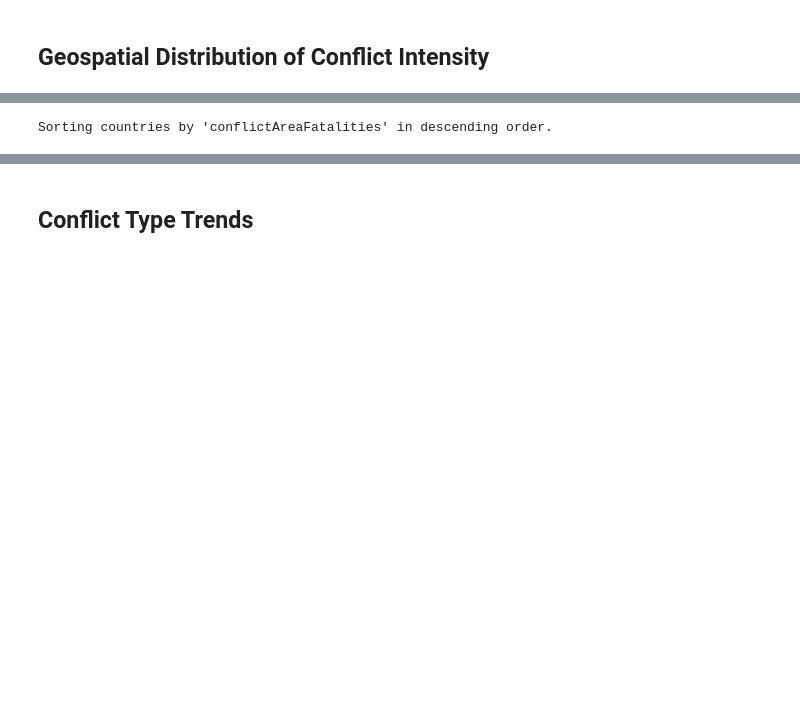
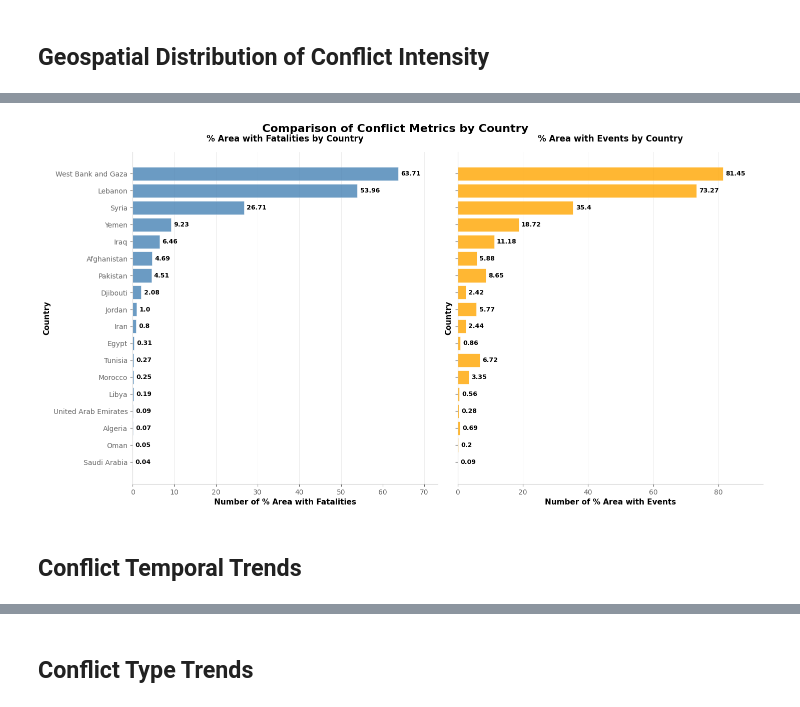
Before and after one commit to datapartnership/MENA-FCV-economic-monitor, a Jupyter notebook: notebooks/conflict/acled.ipynb, the cells around one changed output, grey strips where cells are left out. Cells and saved outputs as stored; diff of their text form; code cells hidden in the pictures; blank space fills up the shorter version.

```diff
--- a/notebooks/conflict/acled.ipynb
+++ b/notebooks/conflict/acled.ipynb
@@ -283,11 +289,19 @@ country_grids_df = pd.DataFrame.from_dict(country_grids, orient='index', columns
+# %%
+# Replace specific value in a column
+regional_boundary_grids.loc[regional_boundary_grids['country'] == 'Iran, Islamic Republic of', 'country'] = 'Iran'
+regional_boundary_grids.loc[regional_boundary_grids['country'] == 'Palestine, State of', 'country'] = 'Palestine'
+regional_boundary_grids.loc[regional_boundary_grids['country'] == 'Syrian Arab Republic', 'country'] = 'Syria'
 # %%
 import numpy as np
 
-def get_spread(conflict_national_h3_7, metric):
-    conflict_spread = conflict_national_h3_7[conflict_national_h3_7[metric]>0].groupby('country')['h3_index'].count().sort_values(ascending=False).reset_index().rename(columns={'h3_index': 'nrGridsWithFatalities'})
+def get_spread(conflict_national_h3_7, metric, column_name = 'nrGridswithFatalities'):
+    conflict_spread = conflict_national_h3_7[conflict_national_h3_7[metric]>0].groupby('country')[metric].count().reset_index()
+    print(len(conflict_spread['country'].unique()))
+    conflict_spread = conflict_spread.rename(columns={metric:column_name})
 
-    conflict_spread = conflict_spread.merge(country_grids_df, on='country')
-    conflict_spread['conflictArea'] = np.round(100*conflict_spread['nrGridsWithFatalities'] / conflict_spread['nrGrids'],2)
+    conflict_spread = conflict_spread.merge(regional_boundary_grids, on='country')
+    print(len(conflict_spread['country'].unique()))
+    conflict_spread['conflictArea'] = np.round(100*conflict_spread[column_name] / conflict_spread['nrGrids'],2)
 
     return conflict_spread
 # %%
@@ -297,15 +316,20 @@ conflict_spread_events = get_spread(conflict_national_h3_7, 'nrEvents')
 conflict_spread_events.rename(columns={'conflictArea': 'conflictAreaEvents'}, inplace=True)
 conflict_spread_fatalities.rename(columns={'conflictArea': 'conflictAreaFatalities'}, inplace=True)
 conflict_spread = conflict_spread_events.merge(conflict_spread_fatalities, on='country')
+# %%
+conflict_spread.loc[conflict_spread['country'] == 'Palestine', 'country'] = 'West Bank and Gaza'
 # %%
-plot_conflict_metrics_by_country(
+import altair as alt
+alt.data_transformers.enable('json')
+alt.renderers.enable('default')
+
+plot_dual_metrics_by_country(
     data =conflict_spread,
     metrics_to_plot =['conflictAreaFatalities', 'conflictAreaEvents'],
     metric_display_info = {'conflictAreaFatalities': {'title': '% Area with Fatalities', 'color': 'steelblue'},
                            'conflictAreaEvents': {'title': '% Area with Events', 'color': 'orange'}},
     sorting_metric = 'conflictAreaFatalities',
     overall_title = 'Comparison of Conflict Metrics by Country',
-    source_text = f'Source: ACLED. Accessed: {str(date.today())}'
-)
+    #source_text = f'Source: ACLED. Accessed: {str(date.today())}'
+);
 # %% [output]
-Sorting countries by 'conflictAreaFatalities' in descending order.
@@ -312,0 +336,3 @@ Sorting countries by 'conflictAreaFatalities' in descending order.
+[figure, added]
+# %% [markdown]
+## Conflict Temporal Trends
```
Also changed, not shown: parts of 54 cells of this notebook, 11 other files.
